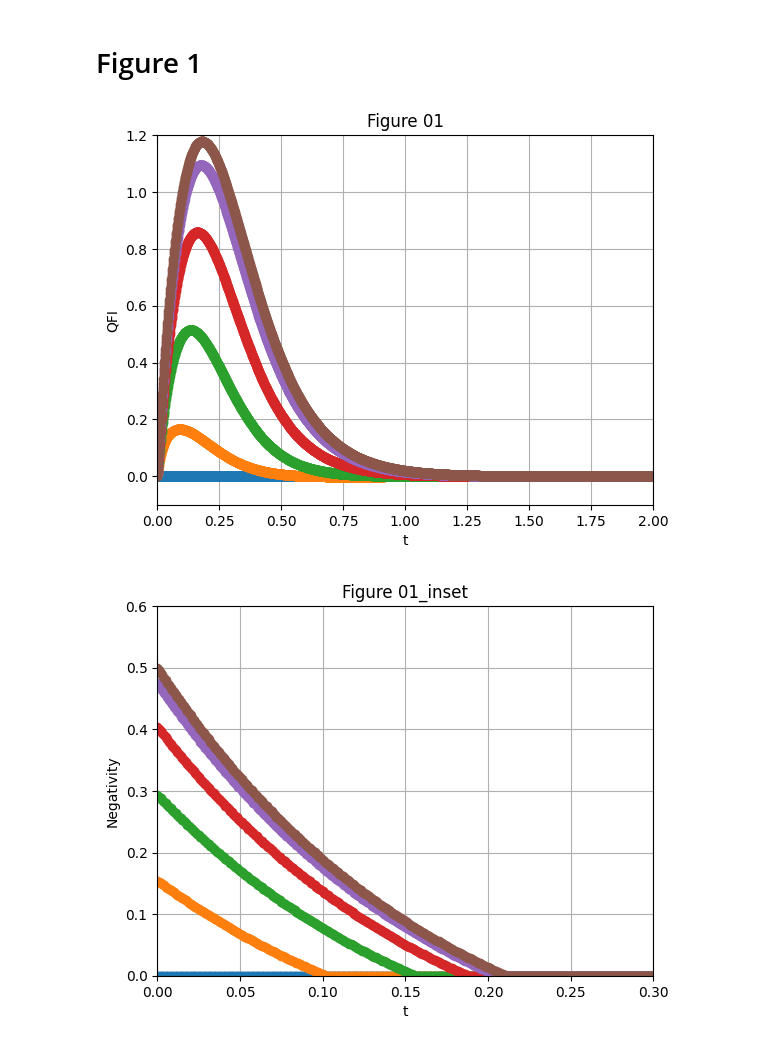
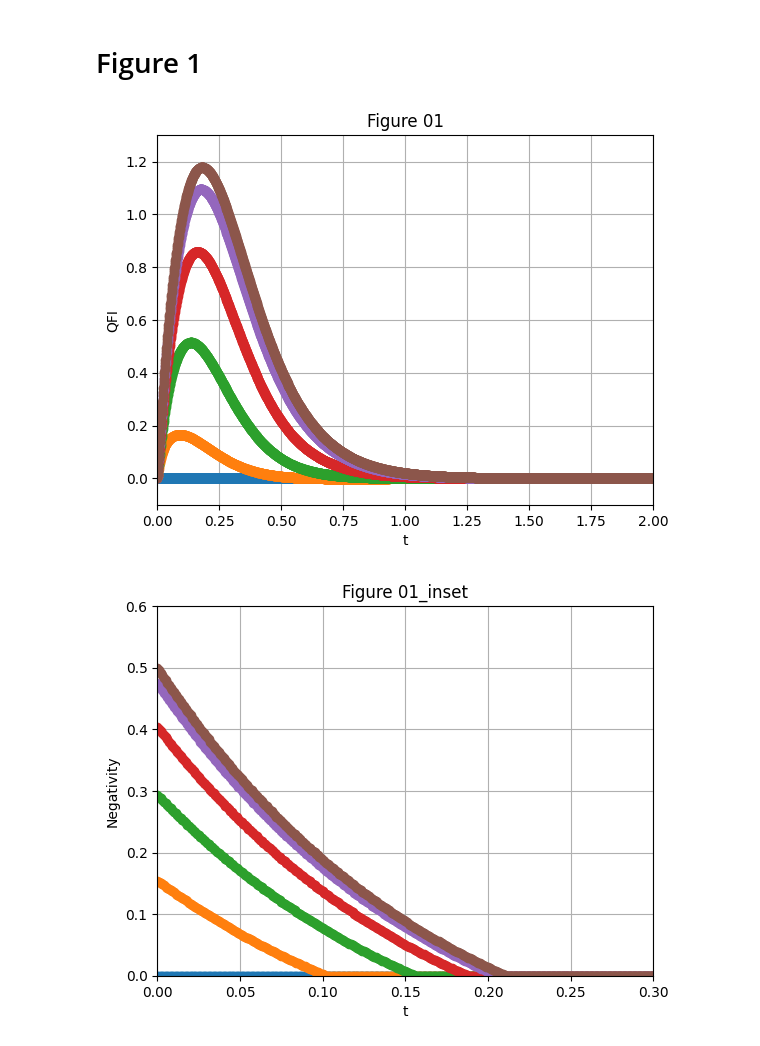
Before and after one commit to EnricoTrombetti/plots_nonequilibrium_thermometry_via_an_ensemble_of_initially_correlated_qubits, a Jupyter notebook: plots_nonequilibrium_thermometry_via_an_ensemble_of_initially_correlated_qubits.ipynb, the cells around one changed output. Cells and saved outputs as stored; diff of their text form; code cells hidden in the pictures.

Commit message:
notebook and data update

```diff
--- a/plots_nonequilibrium_thermometry_via_an_ensemble_of_initially_correlated_qubits.ipynb
+++ b/plots_nonequilibrium_thermometry_via_an_ensemble_of_initially_correlated_qubits.ipynb
@@ -8,32 +6,25 @@ import os
 # %%
 figure = "01"
 
 with open("data/figure_" + figure + ".json", "r") as file:
     raw_data = file.read().strip()
 
-#the following line replaces the scientific notation exported from Mathematica with the correct format readable by Python
-fixed_data = re.sub(r'(\d)\*\^(-?\d+)', r'\1e\2', raw_data)
-
-data = json.loads(fixed_data)
+data = json.loads(raw_data)
 
 for i in range(len(data)):
-    times = []
-    qfis = []
-    for j in range(len(data[i])):
-        time , qfi = data[i][j][0], data[i][j][1]
-        times.append(time)
-        qfis.append(qfi)
+    times , qfis = data[i][0], data[i][1]
     plt.plot(times, qfis, marker='o')
+
 
 plt.xlabel('t')
 plt.ylabel('QFI')
-plt.ylim(-0.1, 1.2)
+plt.ylim(-0.1, 1.3)
 plt.xlim(0,2)
 plt.title('Figure ' + figure)
 plt.grid(True)
 plt.show()
 # %% [output]
-[figure, old version]
+[figure, new version]
 # %%
 figure = "01_inset"
 
```
Also changed, not shown: parts of 46 cells of this notebook, 21 other files.
